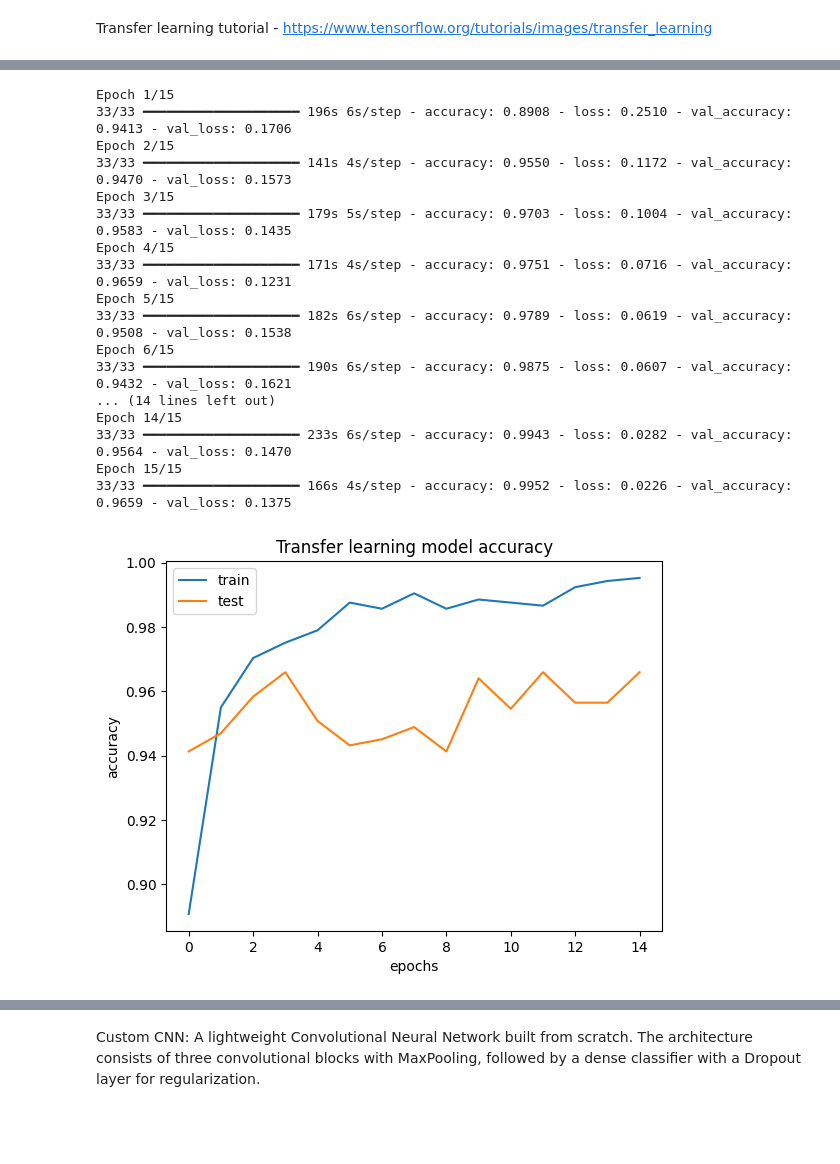
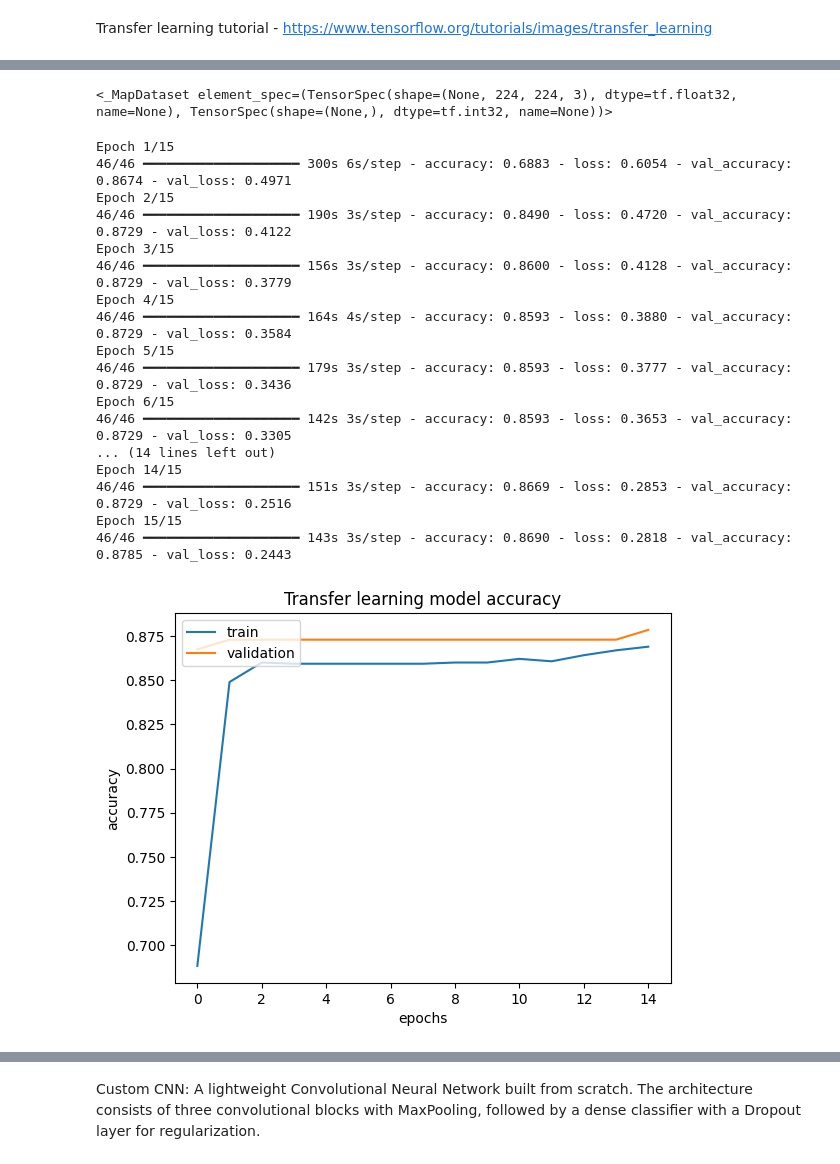
Before and after one commit to vituhaa/Healthy-Posture, a Jupyter notebook: EfficientNetB0_experiment.ipynb, the cells around one changed output, grey strips where cells are left out. Cells and saved outputs as stored; diff of their text form; code cells hidden in the pictures; blank space fills up the shorter version.

Commit message:
training edited, models received

```diff
--- a/EfficientNetB0_experiment.ipynb
+++ b/EfficientNetB0_experiment.ipynb
@@ -79,0 +126,20 @@ for images, labels in train_dataset.take(1):
+# %%
+ds_dir = '/content/content/MyDrive/датасет для курсовой работы, 3 курс/EfficientNetB0_dataset/'
+
+train_ds = tf.keras.utils.image_dataset_from_directory(
+    ds_dir,
+    validation_split=0.2,
+    subset='training',
+    seed=123,
+    image_size=(224, 224),
+    batch_size=32
+)
+
+val_ds = tf.keras.utils.image_dataset_from_directory(
+    ds_dir,
+    validation_split=0.2,
+    subset='validation',
+    seed=123,
+    image_size=(224, 224),
+    batch_size=32
+)
@@ -80,32 +151,42 @@ for images, labels in train_dataset.take(1):
+# %%
+train_ds.map(preprocess_photos)
+val_ds.map(preprocess_photos)
+# %% [output]
+<_MapDataset element_spec=(TensorSpec(shape=(None, 224, 224, 3), dtype=tf.float32, name=None), TensorSpec(shape=(None,), dtype=tf.int32, name=None))>
+# %%
+model = make_model()
+history = model.fit(train_ds,
+                    validation_data=val_ds,
+                    epochs=15,
+                    batch_size=32,
+                    verbose=1)
+# %% [output]
+Epoch 1/15
+46/46 ━━━━━━━━━━━━━━━━━━━━ 300s 6s/step - accuracy: 0.6883 - loss: 0.6054 - val_accuracy: 0.8674 - val_loss: 0.4971
+Epoch 2/15
+46/46 ━━━━━━━━━━━━━━━━━━━━ 190s 3s/step - accuracy: 0.8490 - loss: 0.4720 - val_accuracy: 0.8729 - val_loss: 0.4122
+Epoch 3/15
+46/46 ━━━━━━━━━━━━━━━━━━━━ 156s 3s/step - accuracy: 0.8600 - loss: 0.4128 - val_accuracy: 0.8729 - val_loss: 0.3779
+Epoch 4/15
+46/46 ━━━━━━━━━━━━━━━━━━━━ 164s 4s/step - accuracy: 0.8593 - loss: 0.3880 - val_accuracy: 0.8729 - val_loss: 0.3584
+Epoch 5/15
+46/46 ━━━━━━━━━━━━━━━━━━━━ 179s 3s/step - accuracy: 0.8593 - loss: 0.3777 - val_accuracy: 0.8729 - val_loss: 0.3436
+Epoch 6/15
+46/46 ━━━━━━━━━━━━━━━━━━━━ 142s 3s/step - accuracy: 0.8593 - loss: 0.3653 - val_accuracy: 0.8729 - val_loss: 0.3305
+... (14 lines left out)
+Epoch 14/15
+46/46 ━━━━━━━━━━━━━━━━━━━━ 151s 3s/step - accuracy: 0.8669 - loss: 0.2853 - val_accuracy: 0.8729 - val_loss: 0.2516
+Epoch 15/15
+46/46 ━━━━━━━━━━━━━━━━━━━━ 143s 3s/step - accuracy: 0.8690 - loss: 0.2818 - val_accuracy: 0.8785 - val_loss: 0.2443
 # %%
-epochs = 15
-graphics = model.fit(train_dataset, epochs=epochs, validation_data=test_dataset)
-
-plt.plot(graphics.history["accuracy"])
-plt.plot(graphics.history["val_accuracy"])
+plt.plot(history.history["accuracy"])
+plt.plot(history.history["val_accuracy"])
 plt.title("Transfer learning model accuracy")
 plt.xlabel("epochs")
 plt.ylabel("accuracy")
-plt.legend(["train", "test"], loc="upper left")
+plt.legend(["train", "validation"], loc="upper left")
 plt.show()
 # %% [output]
-Epoch 1/15
-33/33 ━━━━━━━━━━━━━━━━━━━━ 196s 6s/step - accuracy: 0.8908 - loss: 0.2510 - val_accuracy: 0.9413 - val_loss: 0.1706
-Epoch 2/15
-33/33 ━━━━━━━━━━━━━━━━━━━━ 141s 4s/step - accuracy: 0.9550 - loss: 0.1172 - val_accuracy: 0.9470 - val_loss: 0.1573
-Epoch 3/15
-33/33 ━━━━━━━━━━━━━━━━━━━━ 179s 5s/step - accuracy: 0.9703 - loss: 0.1004 - val_accuracy: 0.9583 - val_loss: 0.1435
-Epoch 4/15
-33/33 ━━━━━━━━━━━━━━━━━━━━ 171s 4s/step - accuracy: 0.9751 - loss: 0.0716 - val_accuracy: 0.9659 - val_loss: 0.1231
-Epoch 5/15
-33/33 ━━━━━━━━━━━━━━━━━━━━ 182s 6s/step - accuracy: 0.9789 - loss: 0.0619 - val_accuracy: 0.9508 - val_loss: 0.1538
-Epoch 6/15
-33/33 ━━━━━━━━━━━━━━━━━━━━ 190s 6s/step - accuracy: 0.9875 - loss: 0.0607 - val_accuracy: 0.9432 - val_loss: 0.1621
-... (14 lines left out)
-Epoch 14/15
-33/33 ━━━━━━━━━━━━━━━━━━━━ 233s 6s/step - accuracy: 0.9943 - loss: 0.0282 - val_accuracy: 0.9564 - val_loss: 0.1470
-Epoch 15/15
-33/33 ━━━━━━━━━━━━━━━━━━━━ 166s 4s/step - accuracy: 0.9952 - loss: 0.0226 - val_accuracy: 0.9659 - val_loss: 0.1375
-[figure, old version]
+[figure, new version]
 # %%
 model.save('tl_EfficientNetB0.h5')
```
Also changed, not shown: parts of 16 cells of this notebook.
